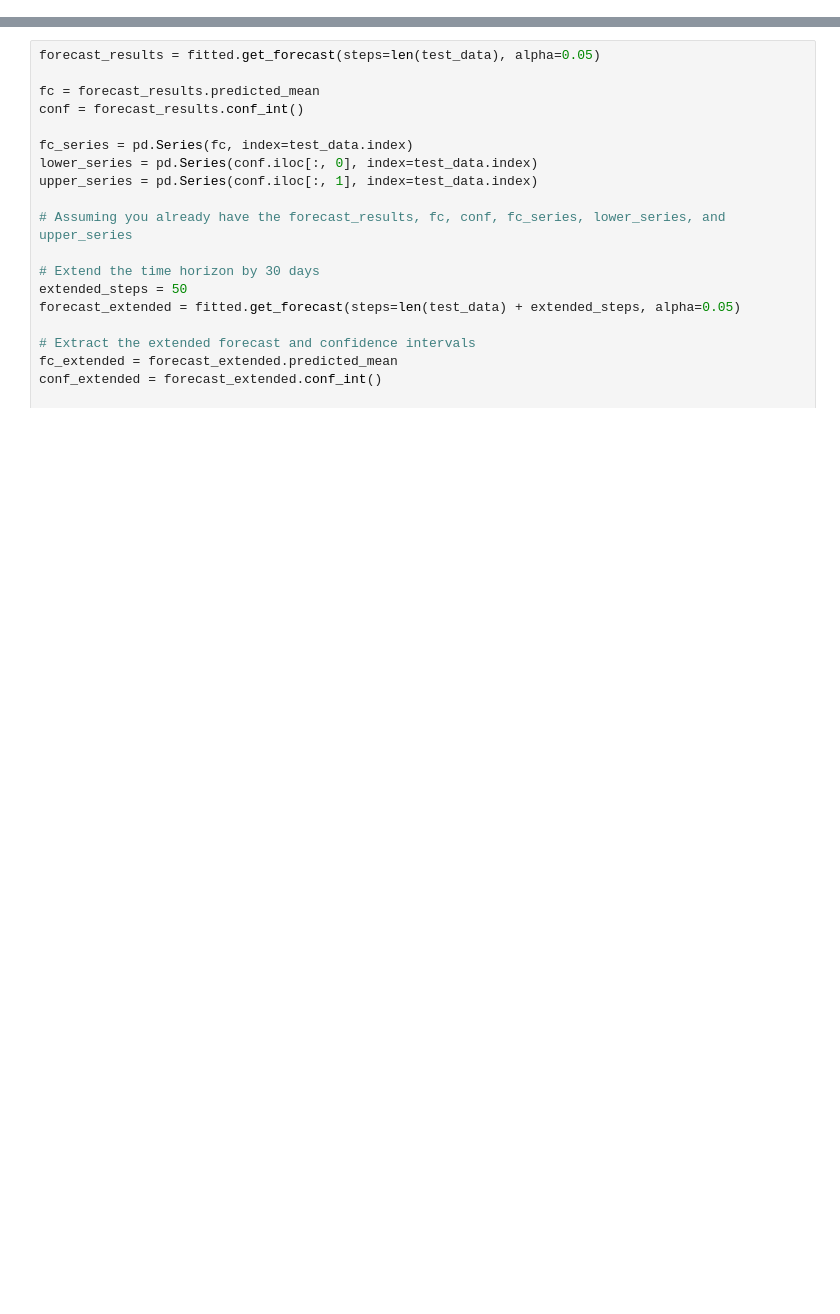
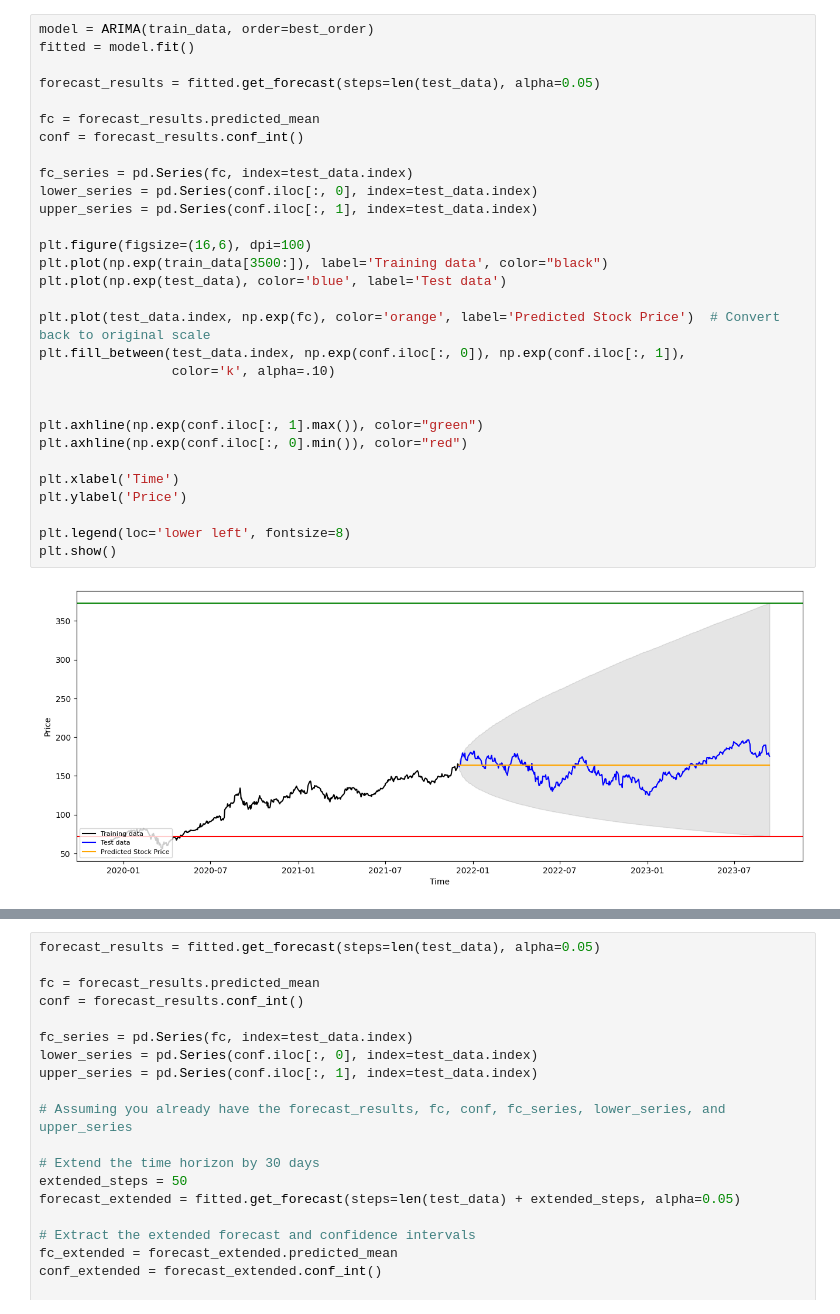
Before and after one commit to erendagasan/Eren-Dagasan-Personal, a Jupyter notebook: ARIMA SONNNNNNNNNNNNNNNNNNNNN.ipynb, the cells around one changed output, grey strips where cells are left out. Drawn from its saved outputs; the diff is of its cells as text; blank space fills up the shorter version.

```diff
--- a/ARIMA SONNNNNNNNNNNNNNNNNNNNN.ipynb
+++ b/ARIMA SONNNNNNNNNNNNNNNNNNNNN.ipynb
@@ -130,3 +108,35 @@ plt.show()
+# %%
+model = ARIMA(train_data, order=best_order)
+fitted = model.fit()
+
+forecast_results = fitted.get_forecast(steps=len(test_data), alpha=0.05)
+
+fc = forecast_results.predicted_mean
+conf = forecast_results.conf_int()
+
+fc_series = pd.Series(fc, index=test_data.index)
+lower_series = pd.Series(conf.iloc[:, 0], index=test_data.index)
+upper_series = pd.Series(conf.iloc[:, 1], index=test_data.index)
+
+plt.figure(figsize=(16,6), dpi=100)
+plt.plot(np.exp(train_data[3500:]), label='Training data', color="black")
+plt.plot(np.exp(test_data), color='blue', label='Test data')
+
+plt.plot(test_data.index, np.exp(fc), color='orange', label='Predicted Stock Price')  # Convert back to original scale
+plt.fill_between(test_data.index, np.exp(conf.iloc[:, 0]), np.exp(conf.iloc[:, 1]),
+                 color='k', alpha=.10)
+
+
+plt.axhline(np.exp(conf.iloc[:, 1].max()), color="green")
+plt.axhline(np.exp(conf.iloc[:, 0].min()), color="red")
+
+plt.xlabel('Time')
+plt.ylabel('Price')
+
+plt.legend(loc='lower left', fontsize=8)
+plt.show()
+# %% [output]
+[figure, added]
 # %%
 # report performance
 mse = mean_squared_error(test_data, fc)
```
Also changed, not shown: parts of 5 cells of this notebook.
